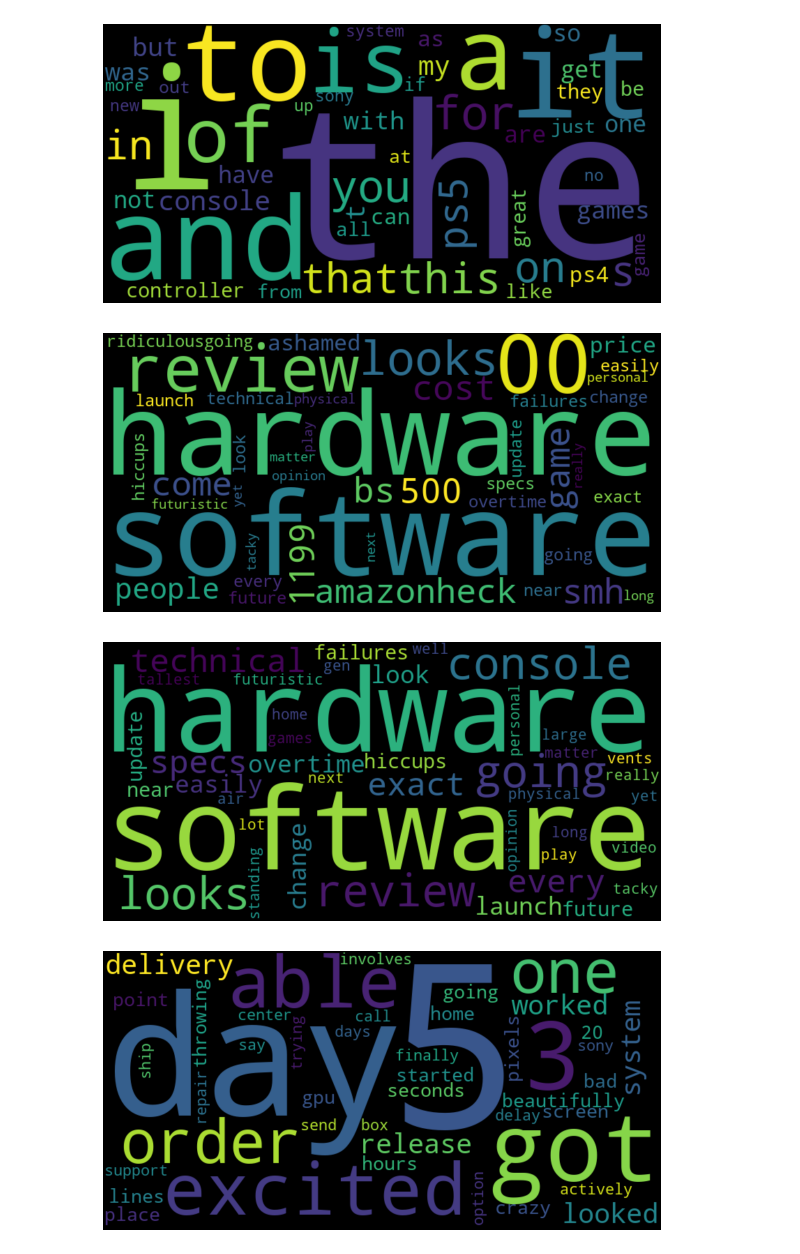
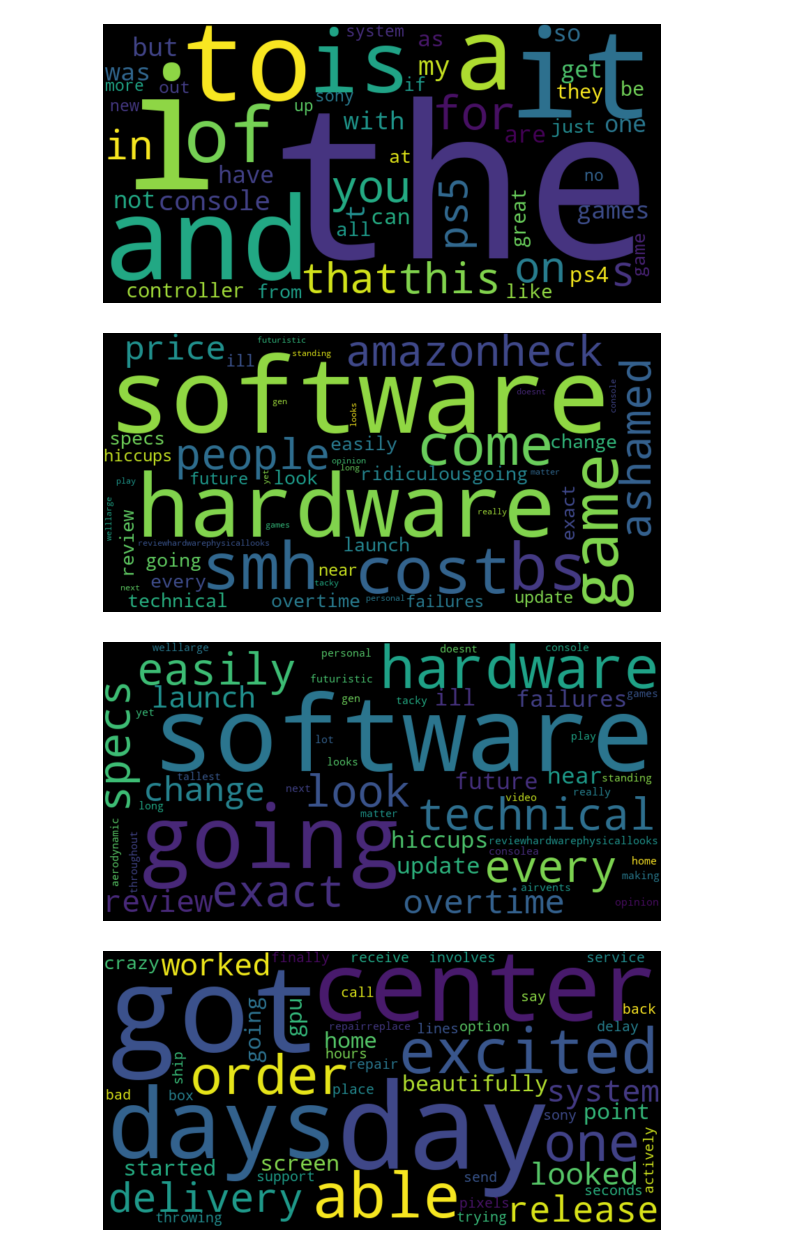
Before and after one commit to ahicks88/Portfolio, a Jupyter notebook: Natural Language Processing with Amazon Reviews.ipynb, the cells around one changed output. Cells and saved outputs as stored; diff of their text form; code cells hidden in the pictures.

Commit message:
updated with 1-5 star outputs

```diff
--- a/Natural Language Processing with Amazon Reviews.ipynb
+++ b/Natural Language Processing with Amazon Reviews.ipynb
@@ -189,19 +191,12 @@ plt.show()
 # %%
 # Remove stopwords
 LoadPackages()
+stop_words = stopwords.words('english')
 
 # Clean words
-tokenized_soup = [n.lower() for n in re.findall('\w+', soup)]
-tokenized_soup_star1 = [n.lower() for n in re.findall('\w+', soup_star1)]
-tokenized_soup_star2 = [n.lower() for n in re.findall('\w+', soup_star2)]
-tokenized_soup_star3 = [n.lower() for n in re.findall('\w+', soup_star3)]
-tokenized_soup_star4 = [n.lower() for n in re.findall('\w+', soup_star4)]
-tokenized_soup_star5 = [n.lower() for n in re.findall('\w+', soup_star5)]
-
 cleaned_words = re.sub(r'[^a-zA-Z ]',r'',re.sub(r'[?|$|.|!]',r'',soup))
-stop_words = stopwords.words('english')
+tokenized_soup = [n.lower() for n in re.findall('\w+', cleaned_words)]
 filtered_words = [word for word in tokenized_soup if word not in stop_words][0:50]
-
 
 counter = Counter(filtered_words)
 most_occur = counter.most_common(50)
@@ -213,15 +208,16 @@ plt.imshow(wordcloud, interpolation="bilinear")
 plt.axis('off')
 plt.show()
 # %% [output]
-[figure, old version]
+[figure, new version]
 # %%
 # 5 star wordcloud
 LoadPackages()
 
-stop_words = stopwords.words('english')
-filtered_words = [word for word in tokenized_soup_star5 if word not in stop_words][0:50]
+cleaned_words_star5 = re.sub(r'[^a-zA-Z ]',r'',re.sub(r'[?|$|.|!]',r'',soup_star5))
+tokenized_soup_star5 = [n.lower() for n in re.findall('\w+', cleaned_words_star5)]
+filtered_words_star5 = [word for word in tokenized_soup_star5 if word not in stop_words][0:50]
 
-counter = Counter(filtered_words)
+counter = Counter(filtered_words_star5)
 most_occur = counter.most_common(50)
 wordcloud = WordCloud(width=800, height=400).generate_from_frequencies(dict(tuple(most_occur)))
 
@@ -231,25 +227,26 @@ plt.imshow(wordcloud, interpolation="bilinear")
 plt.axis('off')
 plt.show()
 # %% [output]
-[figure, old version]
+[figure, new version]
 # %%
 # 4 star wordcloud
 LoadPackages()
 
-stop_words = stopwords.words('english')
-filtered_words = [word for word in tokenized_soup_star4 if word not in stop_words][0:50]
+cleaned_words_star4 = re.sub(r'[^a-zA-Z ]',r'',re.sub(r'[?|$|.|!]',r'',soup_star4))
+tokenized_soup_star4 = [n.lower() for n in re.findall('\w+', cleaned_words_star4)]
+filtered_words_star4 = [word for word in tokenized_soup_star4 if word not in stop_words][0:50]
 
-counter = Counter(filtered_words)
+counter = Counter(filtered_words_star4)
 most_occur = counter.most_common(50)
 wordcloud = WordCloud(width=800, height=400).generate_from_frequencies(dict(tuple(most_occur)))
 
 # Plot
 plt.figure(figsize=(10, 10))
 plt.imshow(wordcloud, interpolation="bilinear")
 plt.axis('off')
 plt.show()
 # %% [output]
-[figure, old version]
+[figure, new version]
 # %%
 # 3 star wordcloud
 LoadPackages()
```
Also changed, not shown: parts of 4 cells of this notebook.
